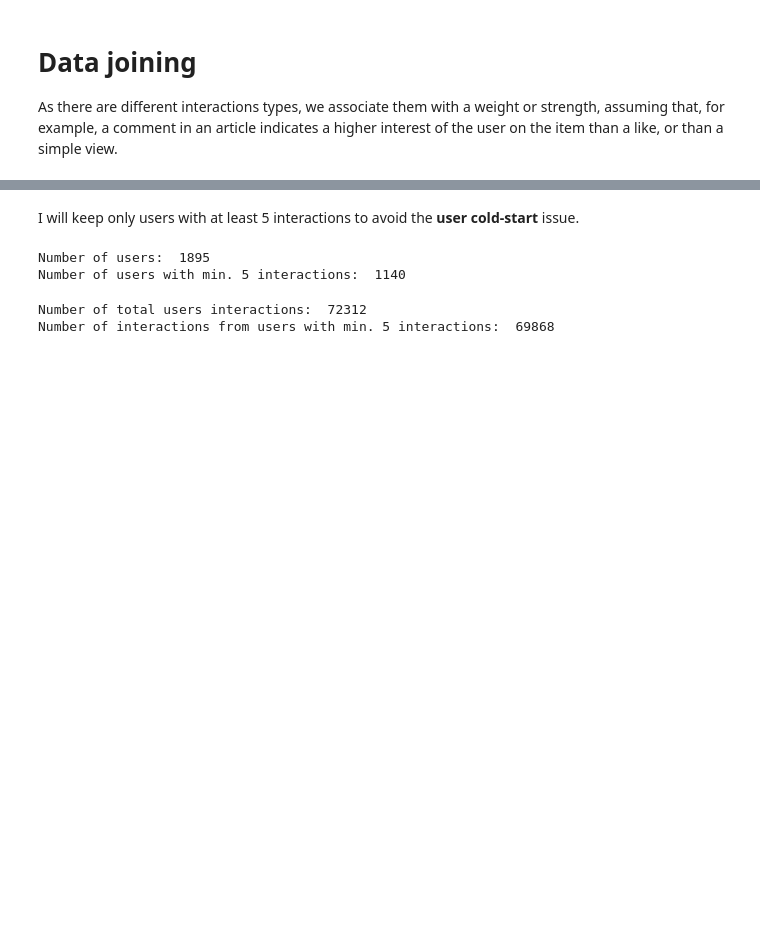
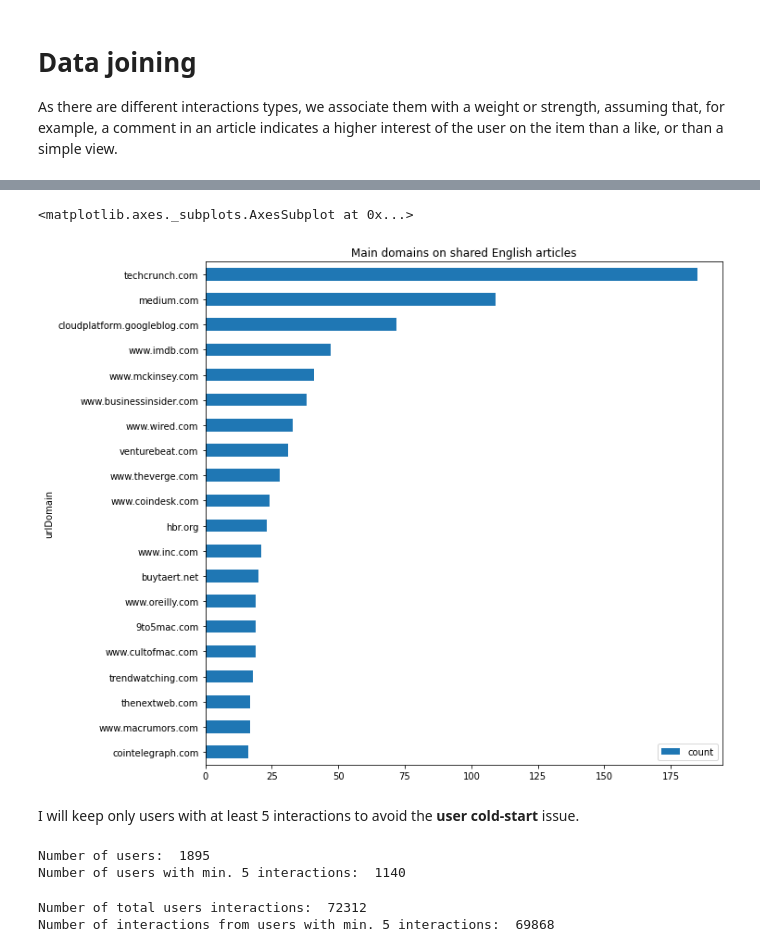
Before and after one commit to salma71/MSDS_SU2020, a Jupyter notebook: Recommender_system612/week_2/Project_2.ipynb, the cells around one changed output, grey strips where cells are left out. Drawn from its saved outputs; the diff is of its cells as text; code cells hidden in the pictures; blank space fills up the shorter version.

```diff
--- a/Recommender_system612/week_2/Project_2.ipynb
+++ b/Recommender_system612/week_2/Project_2.ipynb
@@ -109,3 +159,13 @@ interactions_df.head()
+# %%
+import re
+articles_df['urlDomain'] = articles_df['url'].apply(lambda x: re.sub(r'^http[s]*:\/\/', '', re.search(r'^http[s]*:\/\/[\w\.]*', x, re.IGNORECASE).group(0)))
+articles_df[['urlDomain','url']].head()
+main_domains_df = pd.DataFrame(articles_df[articles_df['lang'] == 'en'].groupby('urlDomain').size().sort_values(ascending=True))[-20:].reset_index()
+main_domains_df.columns = ['urlDomain','count']
+main_domains_df.plot(kind='barh', x='urlDomain', y='count', figsize=(10,10), title='Main domains on shared English articles')
+# %% [output]
+<matplotlib.axes._subplots.AxesSubplot at 0x...>
+[figure, added]
 # %% [markdown]
 I will keep only users with at least 5 interactions to avoid the **user cold-start** issue.
 # %%
```
Also changed, not shown: parts of 26 cells of this notebook, 1 other file.
